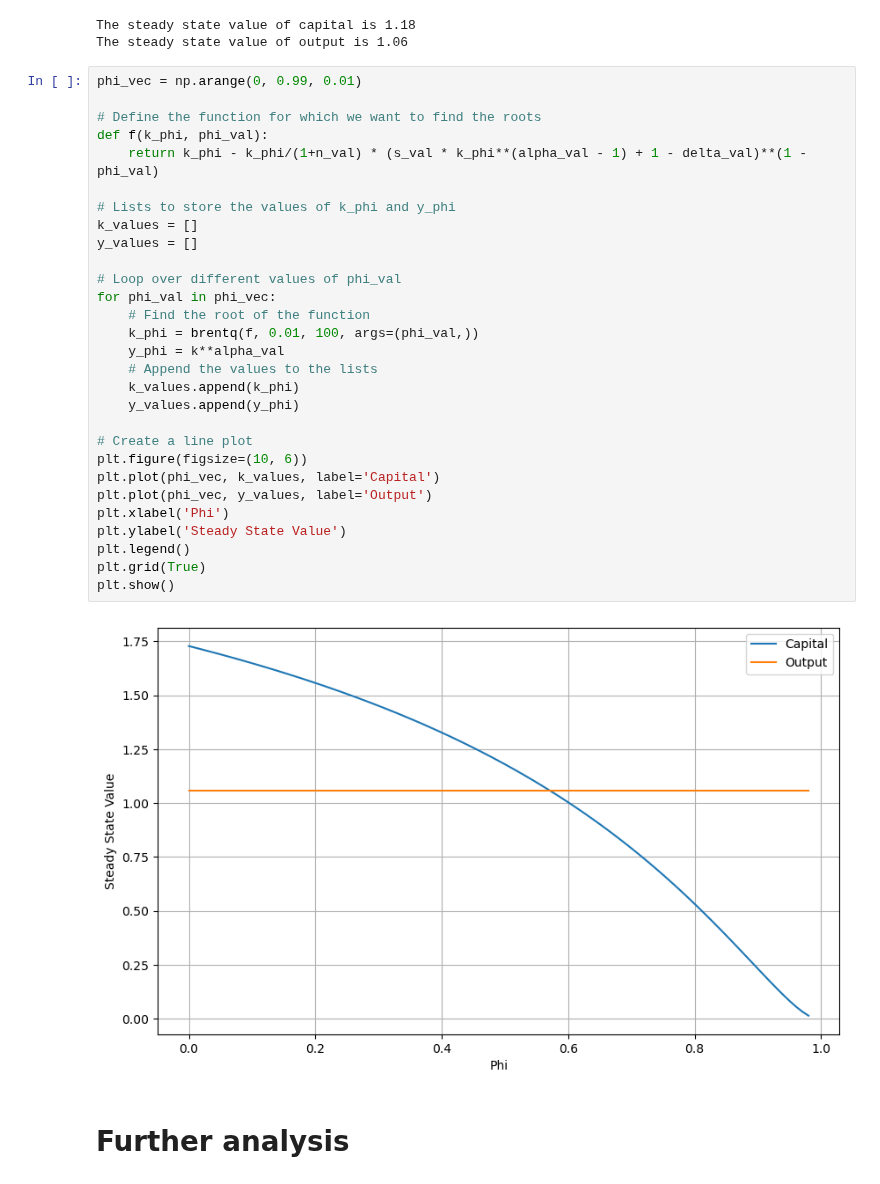
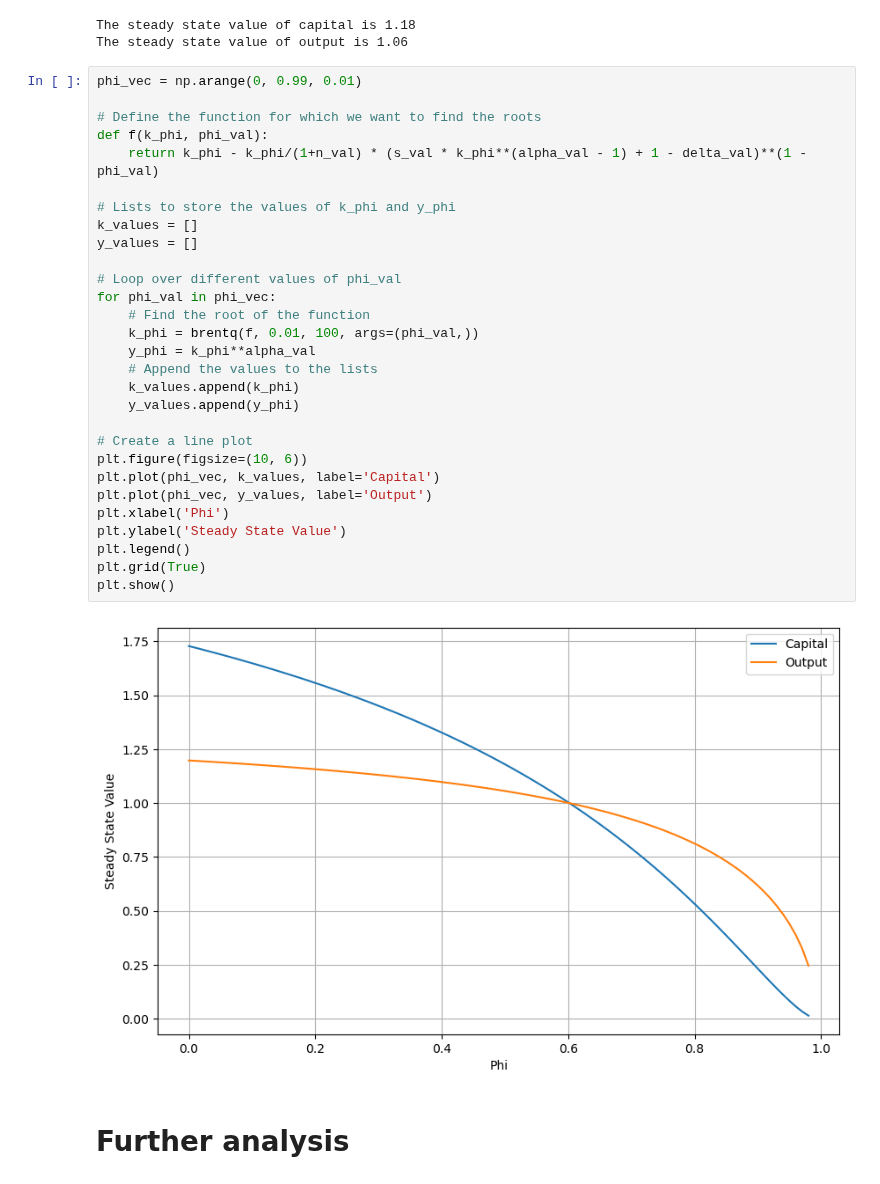
Before and after one commit to NumEconCopenhagen/projects-2024-christoffer-victor, a Jupyter notebook: modelproject/modelproject.ipynb, the cells around one changed output. Drawn from its saved outputs; the diff is of its cells as text.

```diff
--- a/modelproject/modelproject.ipynb
+++ b/modelproject/modelproject.ipynb
@@ -125,34 +122,34 @@ The steady state value of output is 1.06
 # %%
 phi_vec = np.arange(0, 0.99, 0.01)
 
 # Define the function for which we want to find the roots
 def f(k_phi, phi_val):
     return k_phi - k_phi/(1+n_val) * (s_val * k_phi**(alpha_val - 1) + 1 - delta_val)**(1 - phi_val)
 
 # Lists to store the values of k_phi and y_phi
 k_values = []
 y_values = []
 
 # Loop over different values of phi_val
 for phi_val in phi_vec:
     # Find the root of the function
     k_phi = brentq(f, 0.01, 100, args=(phi_val,))
-    y_phi = k**alpha_val
+    y_phi = k_phi**alpha_val
     # Append the values to the lists
     k_values.append(k_phi)
     y_values.append(y_phi)
 
 # Create a line plot
 plt.figure(figsize=(10, 6))
 plt.plot(phi_vec, k_values, label='Capital')
 plt.plot(phi_vec, y_values, label='Output')
 plt.xlabel('Phi')
 plt.ylabel('Steady State Value')
 plt.legend()
 plt.grid(True)
 plt.show()
 # %% [output]
-[figure, old version]
+[figure, new version]
 # %% [markdown]
 # Further analysis
 # %% [markdown]
```
Also changed, not shown: parts of 1 cell of this notebook.
